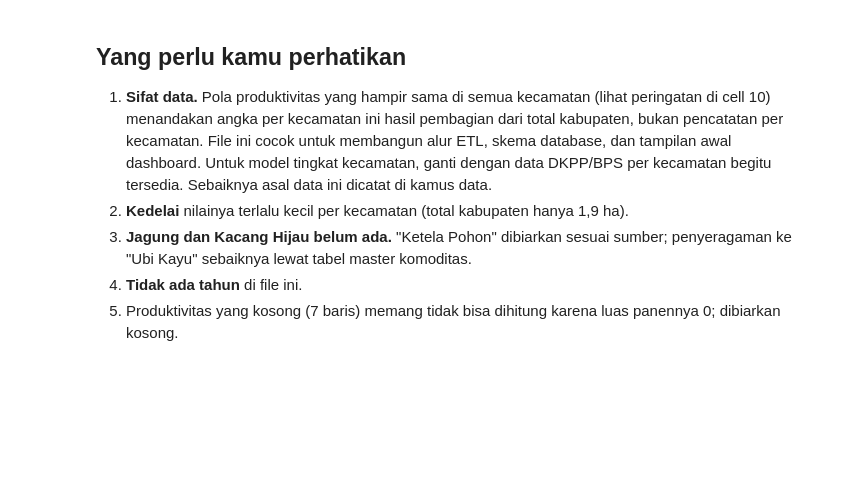
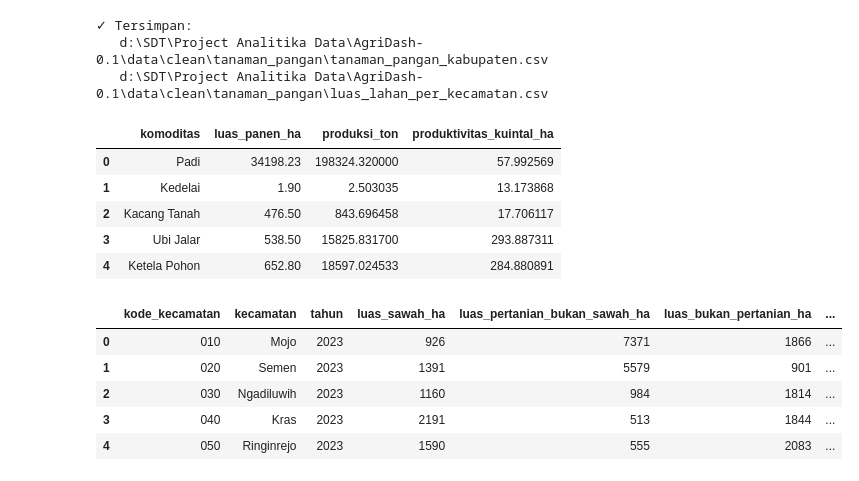
Before and after one commit to zarahrnw/AgriDash-0.1, a Jupyter notebook: notebooks/cleaning_tanaman_pangan.ipynb, the cells around one changed output. Drawn from its saved outputs; the diff is of its cells as text; code cells hidden in the pictures; blank space fills up the shorter version.

```diff
--- a/notebooks/cleaning_tanaman_pangan.ipynb
+++ b/notebooks/cleaning_tanaman_pangan.ipynb
@@ -127,17 +141,15 @@ print("✓ Master kecamatan & fungsi bantu siap.")
 # %%
-# 5. BACA FILE
+# 5. TANAMAN PANGAN (KABUPATEN) — BACA
 
-# dtype=str + keep_default_na=False: sel kosong tetap kosong (bukan diubah pandas diam-diam).
-df_raw = pd.read_csv(FILE_SUMBER, encoding="utf-8-sig", dtype=str, keep_default_na=False)
+# dtype=str supaya angka+satuan ('34198.23 Ha') tidak diubah pandas.
+df_raw_pangan = pd.read_csv(FILE_PANGAN, encoding="utf-8-sig", dtype=str, keep_default_na=False)
 
-KOLOM_WAJIB = ["kecamatan", "tanaman", "luas_panen_ha", "produksi_ton", "produktivitas_kuintal_ha"]
-kurang = [k for k in KOLOM_WAJIB if k not in df_raw.columns]
+kolom_wajib = ["Tanaman", "Luas Panen", "Produksi", "Produktivitas"]
+kurang = [k for k in kolom_wajib if k not in df_raw_pangan.columns]
 if kurang:
-    raise ValueError(f"Kolom tidak ditemukan: {kurang}. Kolom yang ada: {list(df_raw.columns)}")
+    raise ValueError(f"Kolom tidak ditemukan: {kurang}. Kolom yang ada: {list(df_raw_pangan.columns)}")
 
-# Buang baris yang seluruh selnya kosong (mis. baris kosong di akhir file).
-df_raw = df_raw[~df_raw[KOLOM_WAJIB].apply(lambda r: all(str(x).strip() == "" for x in r), axis=1)]
-df_raw = df_raw.reset_index(drop=True)
-
-print(f"{len(df_raw)} baris terbaca.")
-display(df_raw.head())
+# Buang baris yang nama tanamannya kosong (mis. baris kosong di akhir file).
+df_raw_pangan = df_raw_pangan[df_raw_pangan["Tanaman"].str.strip() != ""].reset_index(drop=True)
+print(f"{len(df_raw_pangan)} baris komoditas terbaca.")
+display(df_raw_pangan)
@@ -308,11 +403,36 @@ display(cek)
-# %% [markdown]
-## Yang perlu kamu perhatikan
-1. **Sifat data.** Pola produktivitas yang hampir sama di semua kecamatan (lihat peringatan di cell 10) menandakan
-   angka per kecamatan ini hasil pembagian dari total kabupaten, bukan pencatatan per kecamatan. File ini
-   cocok untuk membangun alur ETL, skema database, dan tampilan awal dashboard. Untuk model tingkat kecamatan,
-   ganti dengan data DKPP/BPS per kecamatan begitu tersedia. Sebaiknya asal data ini dicatat di kamus data.
-2. **Kedelai** nilainya terlalu kecil per kecamatan (total kabupaten hanya 1,9 ha).
-3. **Jagung dan Kacang Hijau belum ada.** "Ketela Pohon" dibiarkan sesuai sumber; penyeragaman ke "Ubi Kayu"
-   sebaiknya lewat tabel master komoditas.
-4. **Tidak ada tahun** di file ini.
-5. Produktivitas yang kosong (7 baris) memang tidak bisa dihitung karena luas panennya 0; dibiarkan kosong.
+# %%
+# 12. SIMPAN
+
+path_pangan = os.path.join(OUT_DIR, "tanaman_pangan_kabupaten.csv")
+path_lahan = os.path.join(OUT_DIR_LAHAN, "luas_lahan_per_kecamatan.csv")
+
+df_pangan.to_csv(path_pangan, index=False, encoding="utf-8-sig")
+df_lahan.to_csv(path_lahan, index=False, encoding="utf-8-sig")
+
+# Baca ulang untuk memastikan isi file sama dengan yang di memori (kode tetap string, '010' bukan 10).
+cek_pangan = pd.read_csv(path_pangan, encoding="utf-8-sig")
+cek_lahan = pd.read_csv(path_lahan, encoding="utf-8-sig", dtype={"kode_kecamatan": str})
+assert len(cek_pangan) == len(df_pangan) and len(cek_lahan) == len(df_lahan)
+assert (cek_lahan["kode_kecamatan"] == df_lahan["kode_kecamatan"]).all()
+
+print("✓ Tersimpan:")
+print("  ", path_pangan)
+print("  ", path_lahan)
+display(cek_pangan)
+display(cek_lahan.head())
+# %% [output]
+✓ Tersimpan:
+   d:\SDT\Project Analitika Data\AgriDash-0.1\data\clean\tanaman_pangan\tanaman_pangan_kabupaten.csv
+   d:\SDT\Project Analitika Data\AgriDash-0.1\data\clean\tanaman_pangan\luas_lahan_per_kecamatan.csv
+|  | komoditas | luas_panen_ha | produksi_ton | produktivitas_kuintal_ha |
+| 0 | Padi | 34198.23 | 198324.320000 | 57.992569 |
+| 1 | Kedelai | 1.90 | 2.503035 | 13.173868 |
+| 2 | Kacang Tanah | 476.50 | 843.696458 | 17.706117 |
+| 3 | Ubi Jalar | 538.50 | 15825.831700 | 293.887311 |
+| 4 | Ketela Pohon | 652.80 | 18597.024533 | 284.880891 |
+|  | kode_kecamatan | kecamatan | tahun | luas_sawah_ha | luas_pertanian_bukan_sawah_ha | luas_bukan_pertanian_ha | ... |
+| 0 | 010 | Mojo | 2023 | 926 | 7371 | 1866 | ... |
+| 1 | 020 | Semen | 2023 | 1391 | 5579 | 901 | ... |
+| 2 | 030 | Ngadiluwih | 2023 | 1160 | 984 | 1814 | ... |
+| 3 | 040 | Kras | 2023 | 2191 | 513 | 1844 | ... |
+| 4 | 050 | Ringinrejo | 2023 | 1590 | 555 | 2083 | ... |
```
Also changed, not shown: parts of 13 cells of this notebook, 1 other file.
